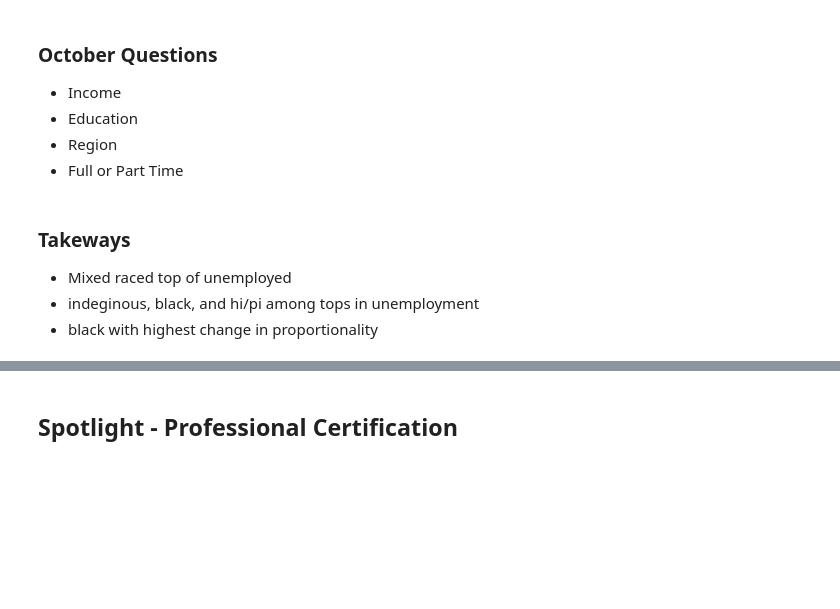
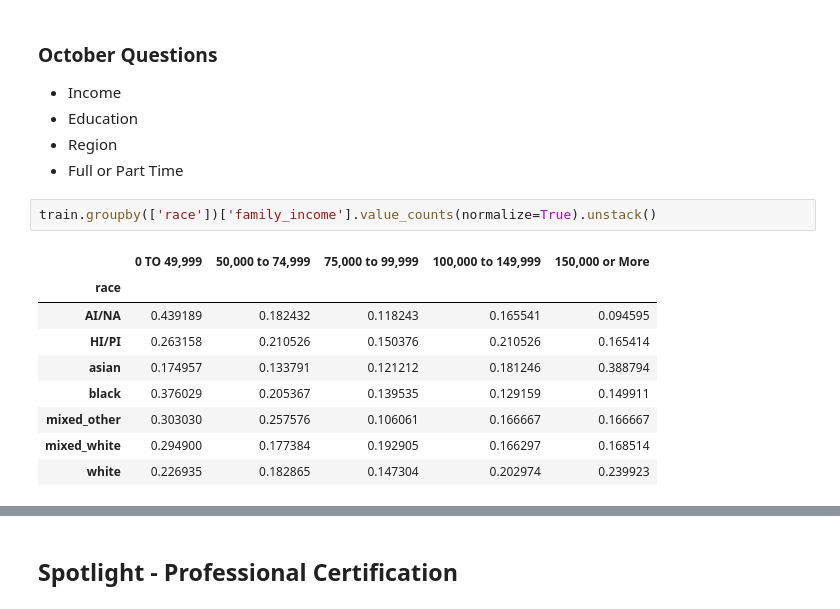
Before and after one commit to joshua-shorterivey/oct_2022_unemployment_project, a Jupyter notebook: explore.ipynb, the cells around one changed output, grey strips where cells are left out. Drawn from its saved outputs; the diff is of its cells as text; blank space fills up the shorter version.

```diff
--- a/explore.ipynb
+++ b/explore.ipynb
@@ -812,8 +866,15 @@ Reject null hypothesis
 * Education
 * Region
 * Full or Part Time
-# %% [markdown]
-### Takeways
-* Mixed raced top of unemployed
-* indeginous, black, and hi/pi among tops in unemployment
-* black with highest change in proportionality
+# %%
+train.groupby(['race'])['family_income'].value_counts(normalize=True).unstack()
+# %% [output]
+|  | 0 TO 49,999 | 50,000 to 74,999 | 75,000 to 99,999 | 100,000 to 149,999 | 150,000 or More |
+| race |  |  |  |  |  |
+| AI/NA | 0.439189 | 0.182432 | 0.118243 | 0.165541 | 0.094595 |
+| HI/PI | 0.263158 | 0.210526 | 0.150376 | 0.210526 | 0.165414 |
+| asian | 0.174957 | 0.133791 | 0.121212 | 0.181246 | 0.388794 |
+| black | 0.376029 | 0.205367 | 0.139535 | 0.129159 | 0.149911 |
+| mixed_other | 0.303030 | 0.257576 | 0.106061 | 0.166667 | 0.166667 |
+| mixed_white | 0.294900 | 0.177384 | 0.192905 | 0.166297 | 0.168514 |
+| white | 0.226935 | 0.182865 | 0.147304 | 0.202974 | 0.239923 |
```
Also changed, not shown: parts of 30 cells of this notebook, 3 other files.
